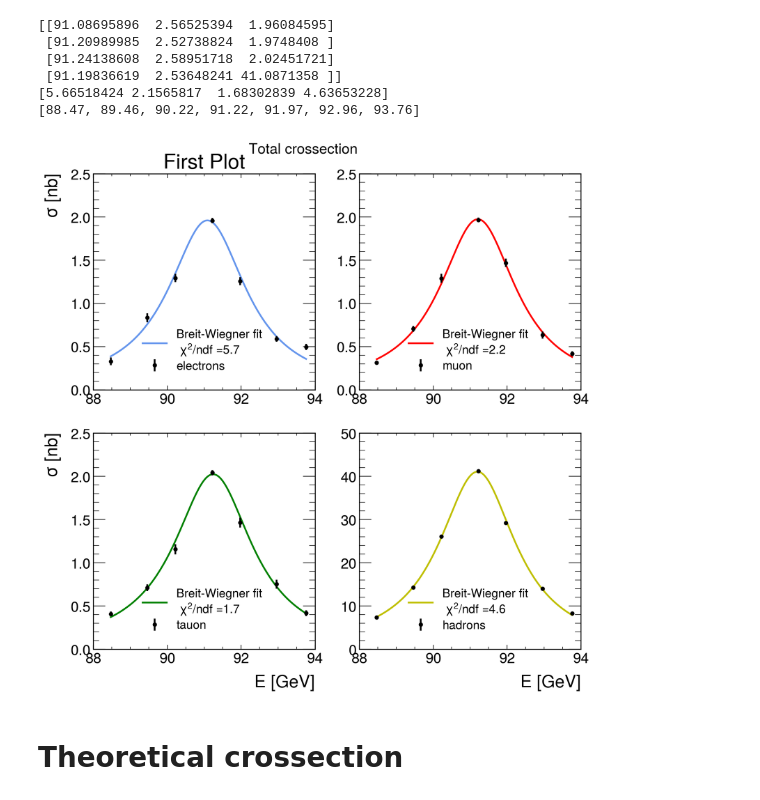
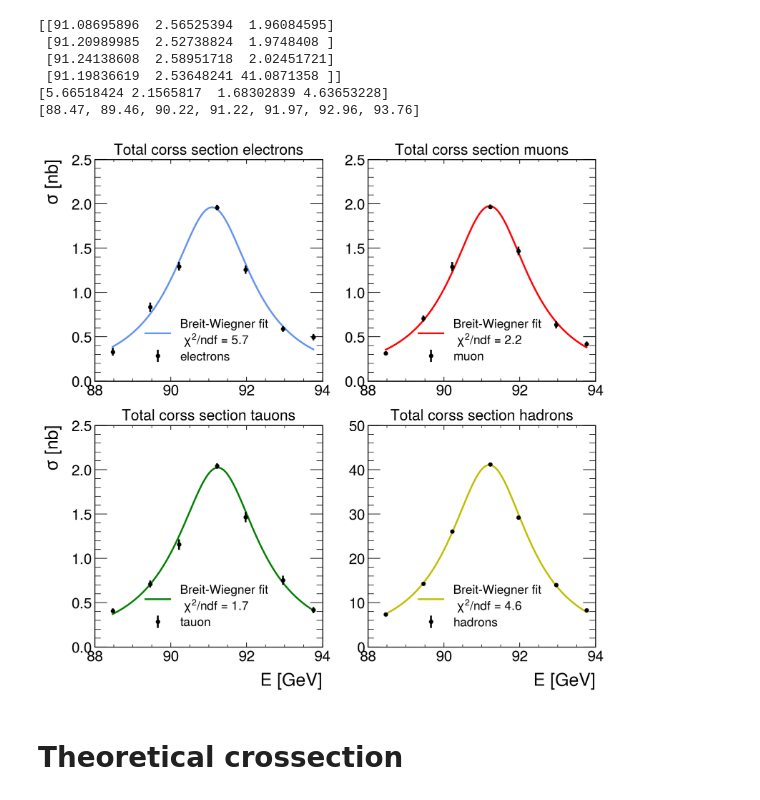
Before and after one commit to lukasg96/z0-precisionmeasurement, a Jupyter notebook: z0_experiment.ipynb, the cells around one changed output. Cells and saved outputs as stored; diff of their text form; code cells hidden in the pictures.

```diff
--- a/z0_experiment.ipynb
+++ b/z0_experiment.ipynb
@@ -972,33 +971,41 @@ print(energy)
 # %%
 # Plotting the cross sections with the coresponding Breit-Wigner Fits
 
 fig, ax = plt.subplots(2, 2, figsize=(10, 10))
 
-fig.suptitle('Total crossection')
+#fig.suptitle('Total crossection')
 ax[0,0].errorbar(energy, Sigma_corr[0], yerr=Sigma_corr_err[0], label = 'electrons', fmt='.', color='black', zorder=2)
 ax[0,1].errorbar(energy, Sigma_corr[1], yerr=Sigma_corr_err[1], label = 'muon', fmt='.', color='black', zorder=2)
 ax[1,0].errorbar(energy, Sigma_corr[2], yerr=Sigma_corr_err[2], label = 'tauon', fmt='.', color='black', zorder=2)
 ax[1,1].errorbar(energy, Sigma_corr[3], yerr=Sigma_corr_err[3], label = 'hadrons', fmt='.', color='black', zorder=2)
 
-ax[0,0].plot(listE,fit_sigma[0,:], color=colors['es'], zorder=1, label = 'Breit-Wiegner fit \n $ \chi ^2 / ndf $ ={:1.2}'.format(chi[0]) )
-ax[0,1].plot(listE,fit_sigma[1,:], color=colors['m'], zorder=1,label = 'Breit-Wiegner fit \n $ \chi ^2 / ndf $ ={:1.2}'.format(chi[1]) )
-ax[1,0].plot(listE,fit_sigma[2,:], color=colors['t'], zorder=1, label = 'Breit-Wiegner fit \n $ \chi ^2 / ndf $ ={:1.2}'.format(chi[2]) )
-ax[1,1].plot(listE,fit_sigma[3,:], color=colors['q'], zorder=1, label = 'Breit-Wiegner fit \n $ \chi ^2 / ndf $ ={:1.2}'.format(chi[3]) )
+ax[0,0].plot(listE,fit_sigma[0,:], color=colors['es'], zorder=1, label = 'Breit-Wiegner fit \n $ \chi ^2 / ndf $ = {:1.2}'.format(chi[0]) )
+ax[0,1].plot(listE,fit_sigma[1,:], color=colors['m'], zorder=1,label = 'Breit-Wiegner fit \n $ \chi ^2 / ndf $ = {:1.2}'.format(chi[1]) )
+ax[1,0].plot(listE,fit_sigma[2,:], color=colors['t'], zorder=1, label = 'Breit-Wiegner fit \n $ \chi ^2 / ndf $ = {:1.2}'.format(chi[2]) )
+ax[1,1].plot(listE,fit_sigma[3,:], color=colors['q'], zorder=1, label = 'Breit-Wiegner fit \n $ \chi ^2 / ndf $ = {:1.2}'.format(chi[3]) )
 
 ax[0,0].set_ylim(0,2.5)
-ax[0,0].title.set_text('First Plot')
+ax[0,0].title.set_text('Total corss section electrons')
+ax[0,0].title.set_size('17')
+
+ax[0,1].title.set_text('Total corss section muons')
+ax[0,1].title.set_size('17')
+ax[1,0].title.set_text('Total corss section tauons')
+ax[1,0].title.set_size('17')
+ax[1,1].title.set_text('Total corss section hadrons')
+ax[1,1].title.set_size('17')
 ax[0,0].legend()
 ax[0,1].legend()
 ax[1,0].legend()
 ax[1,1].legend()
 
 ax[1,1].set_xlabel('E [GeV]')
 ax[1,0].set_xlabel('E [GeV]')
 ax[0,0].set_ylabel(r'$\sigma$ [nb]')
 ax[1,0].set_ylabel(r'$\sigma$ [nb]')
 plt.show()
 # %% [output]
-[figure, old version]
+[figure, new version]
 # %% [markdown]
 # Theoretical crossection
 # %%
```
Also changed, not shown: parts of 3 cells of this notebook.
